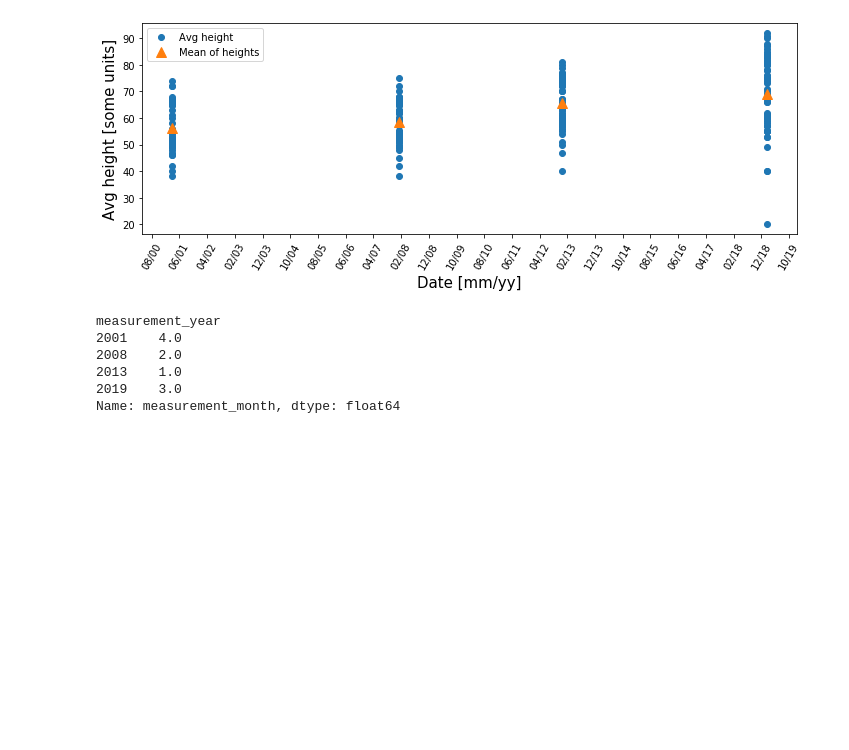
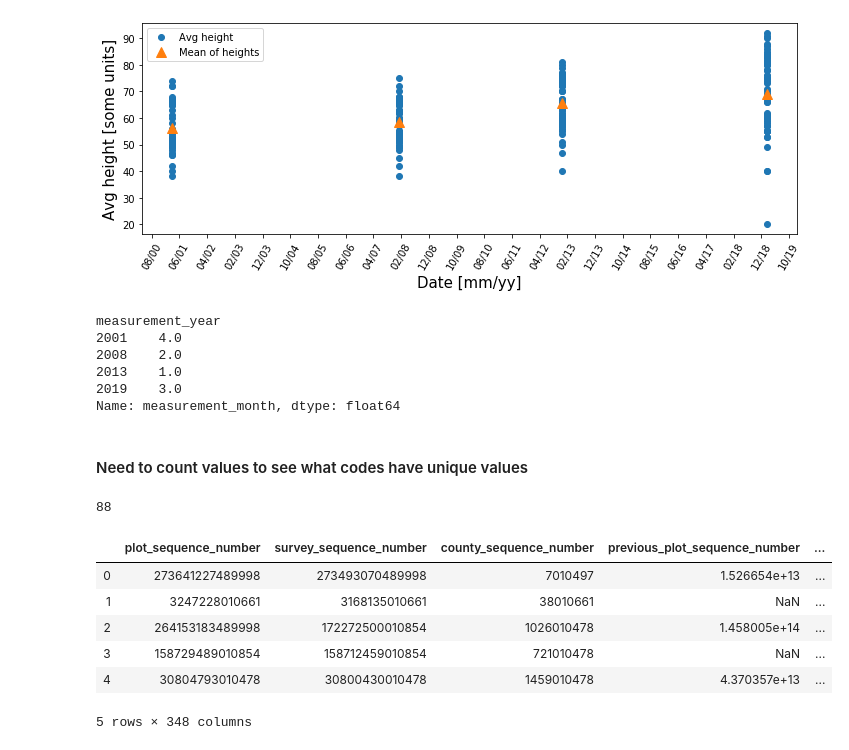
Before and after one commit to dheligman/climate, a Jupyter notebook: readSQLite_OH.ipynb, the cells around one changed output. Drawn from its saved outputs; the diff is of its cells as text; code cells hidden in the pictures; blank space fills up the shorter version.

```diff
--- a/readSQLite_OH.ipynb
+++ b/readSQLite_OH.ipynb
@@ -318,3 +307,19 @@ measurement_year
 2013    1.0
 2019    3.0
 Name: measurement_month, dtype: float64
+# %% [markdown]
+#### Need to count values to see what codes have unique values
+# %%
+len(response2.plot_county_code.value_counts())
+# %% [output]
+88
+# %%
+usfs.head("plot_tree")
+# %% [output]
+|  | plot_sequence_number | survey_sequence_number | county_sequence_number | previous_plot_sequence_number | ... |
+| 0 | 273641227489998 | 273493070489998 | 7010497 | 1.526654e+13 | ... |
+| 1 | 3247228010661 | 3168135010661 | 38010661 | NaN | ... |
+| 2 | 264153183489998 | 172272500010854 | 1026010478 | 1.458005e+14 | ... |
+| 3 | 158729489010854 | 158712459010854 | 721010478 | NaN | ... |
+| 4 | 30804793010478 | 30800430010478 | 1459010478 | 4.370357e+13 | ... |
+5 rows × 348 columns
```
Also changed, not shown: parts of 1 cell of this notebook.
